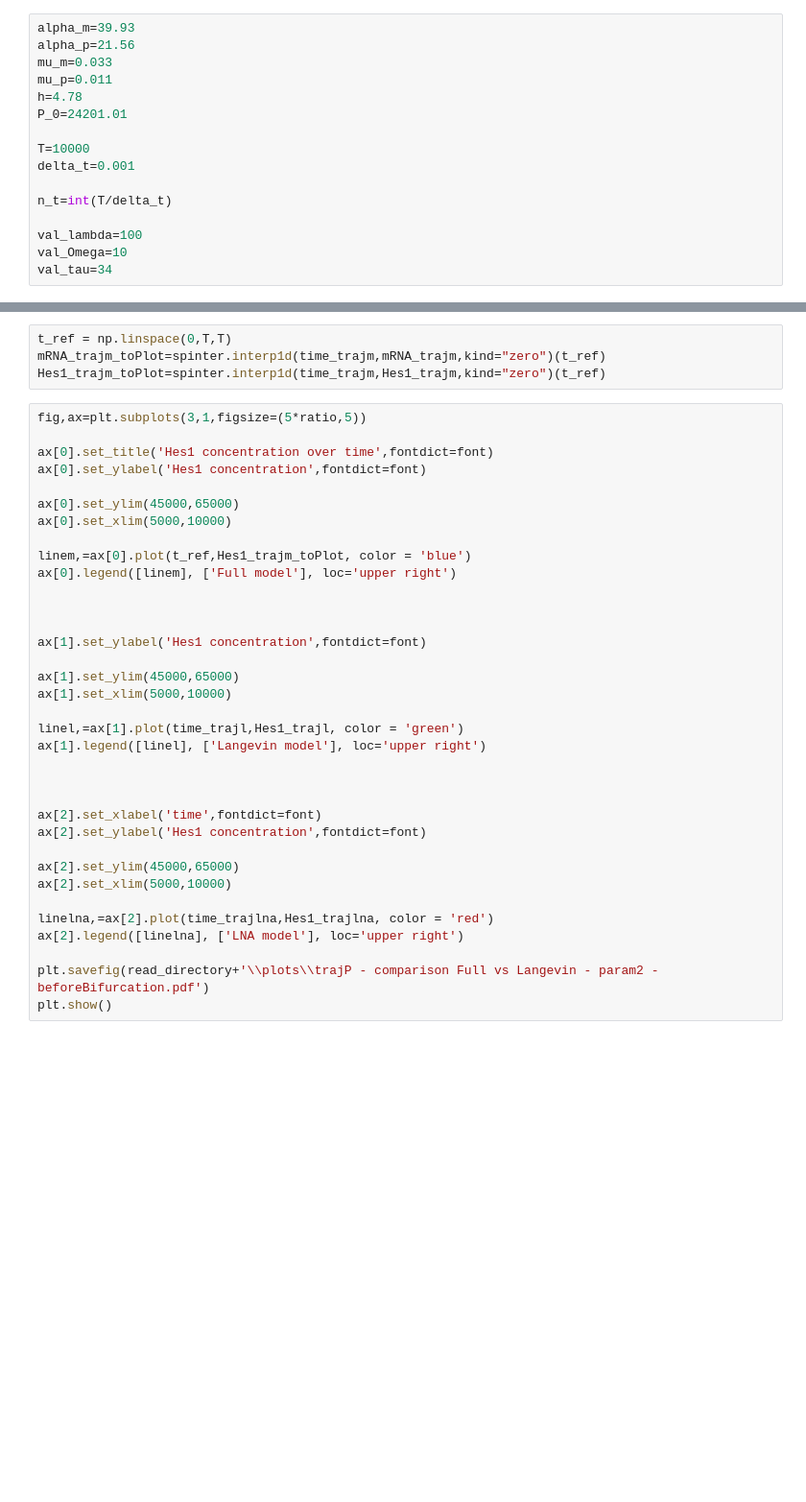
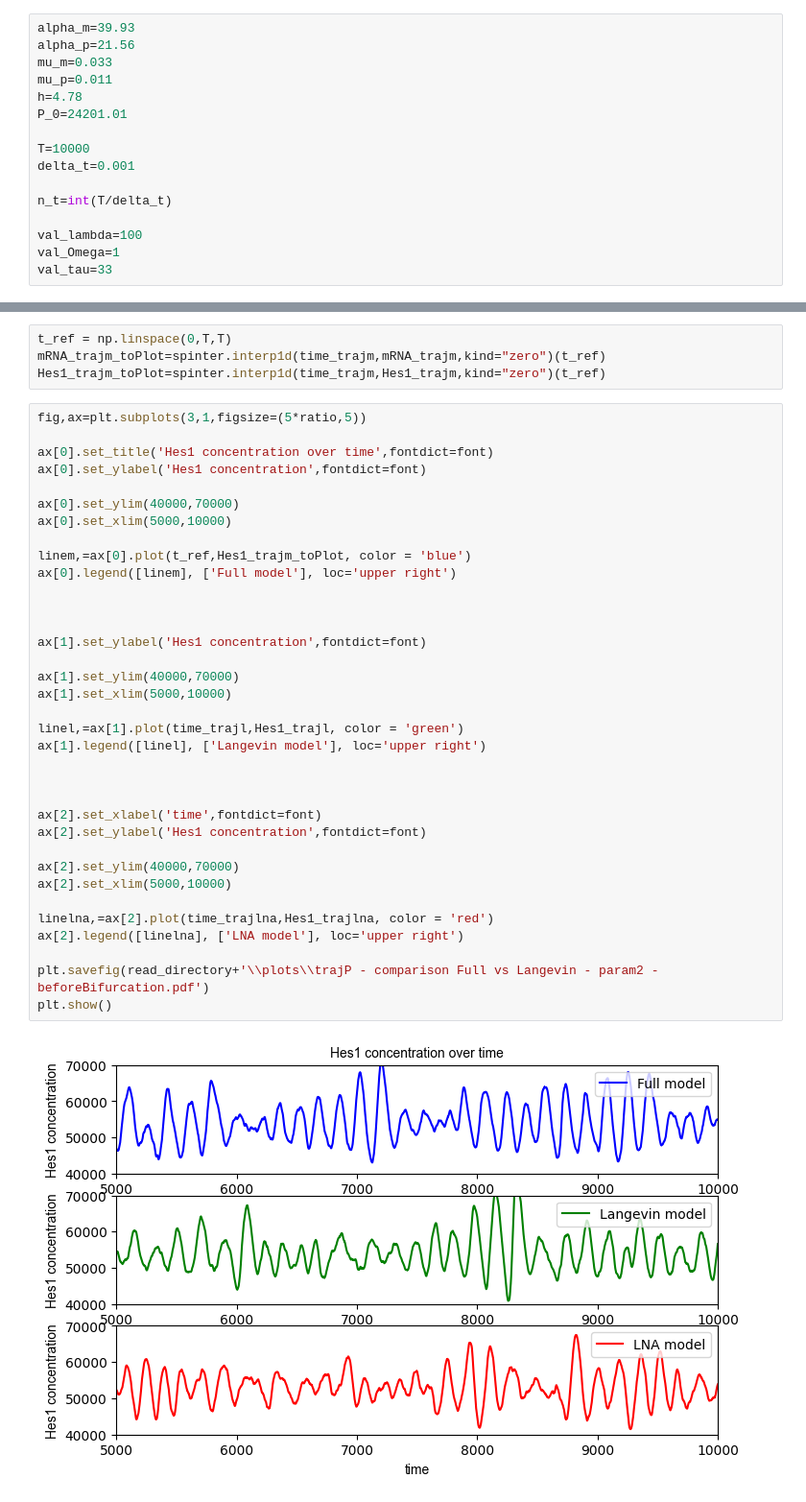
Before and after one commit to Lord-Fufu/MSc-Dissertation-2022---St-Andrews, a Jupyter notebook: plotsForArticle-timeSeries.ipynb, the cells around one changed output, grey strips where cells are left out. Shown at 96% size. Saved outputs shown, nothing was run; the diff lists cells and outputs as text; blank space fills up the shorter version.

```diff
--- a/plotsForArticle-timeSeries.ipynb
+++ b/plotsForArticle-timeSeries.ipynb
@@ -405,8 +409,8 @@ delta_t=0.001
 n_t=int(T/delta_t)
 
 val_lambda=100
-val_Omega=10
-val_tau=34
+val_Omega=1
+val_tau=33
 # %%
 m_stat,p_stat = utils.resolve_stationary_state(alpha_m,mu_m,alpha_p,mu_p,h,P_0)
 # %%
@@ -548,33 +556,35 @@ fig,ax=plt.subplots(3,1,figsize=(5*ratio,5))
 
 ax[0].set_title('Hes1 concentration over time',fontdict=font)
 ax[0].set_ylabel('Hes1 concentration',fontdict=font)
 
-ax[0].set_ylim(45000,65000)
+ax[0].set_ylim(40000,70000)
 ax[0].set_xlim(5000,10000)
 
 linem,=ax[0].plot(t_ref,Hes1_trajm_toPlot, color = 'blue')
 ax[0].legend([linem], ['Full model'], loc='upper right')
 
 
 
 ax[1].set_ylabel('Hes1 concentration',fontdict=font)
 
-ax[1].set_ylim(45000,65000)
+ax[1].set_ylim(40000,70000)
 ax[1].set_xlim(5000,10000)
 
 linel,=ax[1].plot(time_trajl,Hes1_trajl, color = 'green')
 ax[1].legend([linel], ['Langevin model'], loc='upper right')
 
 
 
 ax[2].set_xlabel('time',fontdict=font)
 ax[2].set_ylabel('Hes1 concentration',fontdict=font)
 
-ax[2].set_ylim(45000,65000)
+ax[2].set_ylim(40000,70000)
 ax[2].set_xlim(5000,10000)
 
 linelna,=ax[2].plot(time_trajlna,Hes1_trajlna, color = 'red')
 ax[2].legend([linelna], ['LNA model'], loc='upper right')
 
 plt.savefig(read_directory+'\\plots\\trajP - comparison Full vs Langevin - param2 - beforeBifurcation.pdf')
 plt.show()
+# %% [output]
+[figure, added]
```
Also changed, not shown: parts of 5 cells of this notebook, 3 other files.
